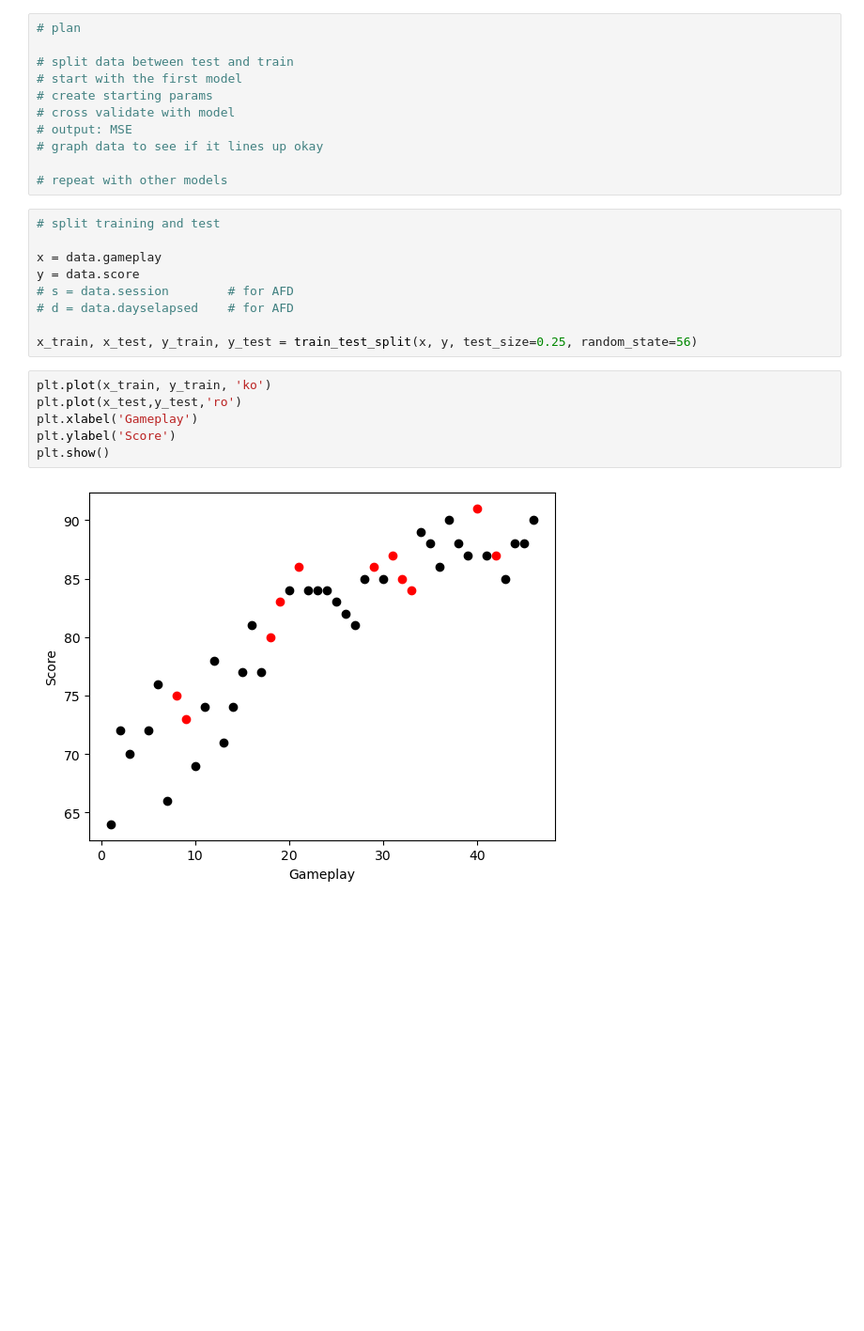
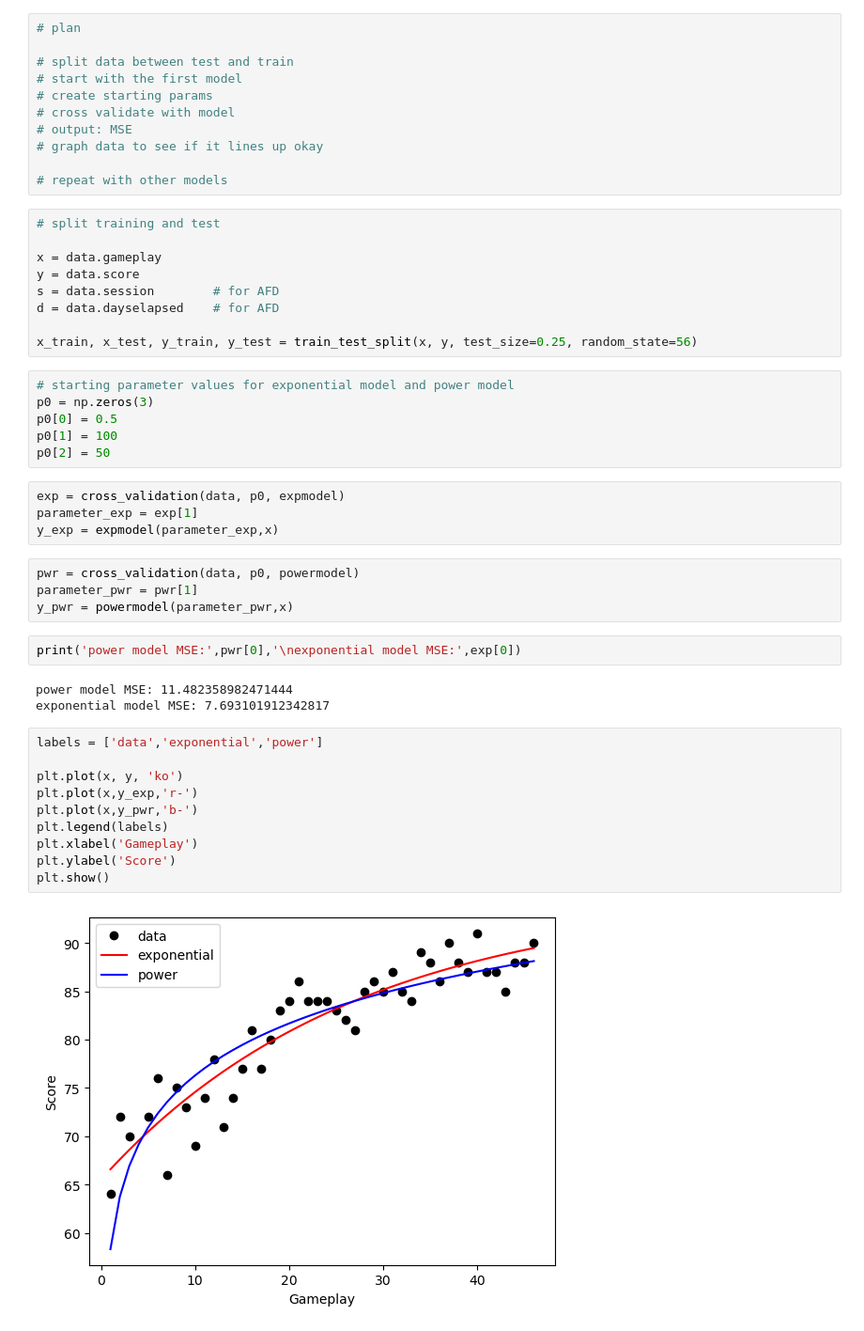
Before and after one commit to han-happy/computational_model_project_psych_119, a Jupyter notebook: model.ipynb, the cells around one changed output. Shown at 94% size. Drawn from its saved outputs; the diff is of its cells as text; blank space fills up the shorter version.

```diff
--- a/model.ipynb
+++ b/model.ipynb
@@ -84,15 +96,38 @@ def MySuperModel(data, p0):
 
 x = data.gameplay
 y = data.score
-# s = data.session        # for AFD
-# d = data.dayselapsed    # for AFD
+s = data.session        # for AFD
+d = data.dayselapsed    # for AFD
 
 x_train, x_test, y_train, y_test = train_test_split(x, y, test_size=0.25, random_state=56)
+# %%
+# starting parameter values for exponential model and power model
+p0 = np.zeros(3)
+p0[0] = 0.5
+p0[1] = 100
+p0[2] = 50
+# %%
+exp = cross_validation(data, p0, expmodel)
+parameter_exp = exp[1]
+y_exp = expmodel(parameter_exp,x)
+# %%
+pwr = cross_validation(data, p0, powermodel)
+parameter_pwr = pwr[1]
+y_pwr = powermodel(parameter_pwr,x)
+# %%
+print('power model MSE:',pwr[0],'\nexponential model MSE:',exp[0])
+# %% [output]
+power model MSE: 11.482358982471444
+exponential model MSE: 7.693101912342817
 # %%
-plt.plot(x_train, y_train, 'ko')
-plt.plot(x_test,y_test,'ro')
+labels = ['data','exponential','power']
+
+plt.plot(x, y, 'ko')
+plt.plot(x,y_exp,'r-')
+plt.plot(x,y_pwr,'b-')
+plt.legend(labels)
 plt.xlabel('Gameplay')
 plt.ylabel('Score')
 plt.show()
 # %% [output]
-[figure, old version]
+[figure, new version]
```
Also changed, not shown: parts of 3 cells of this notebook, 1 other file.
